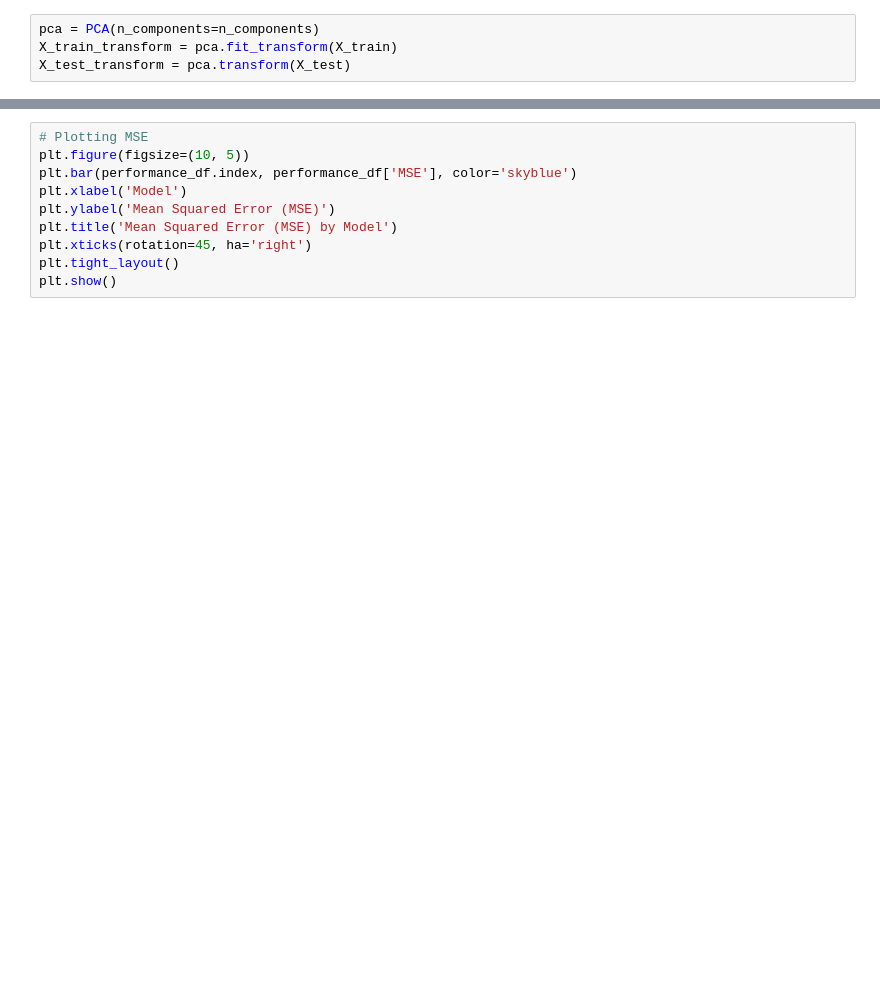
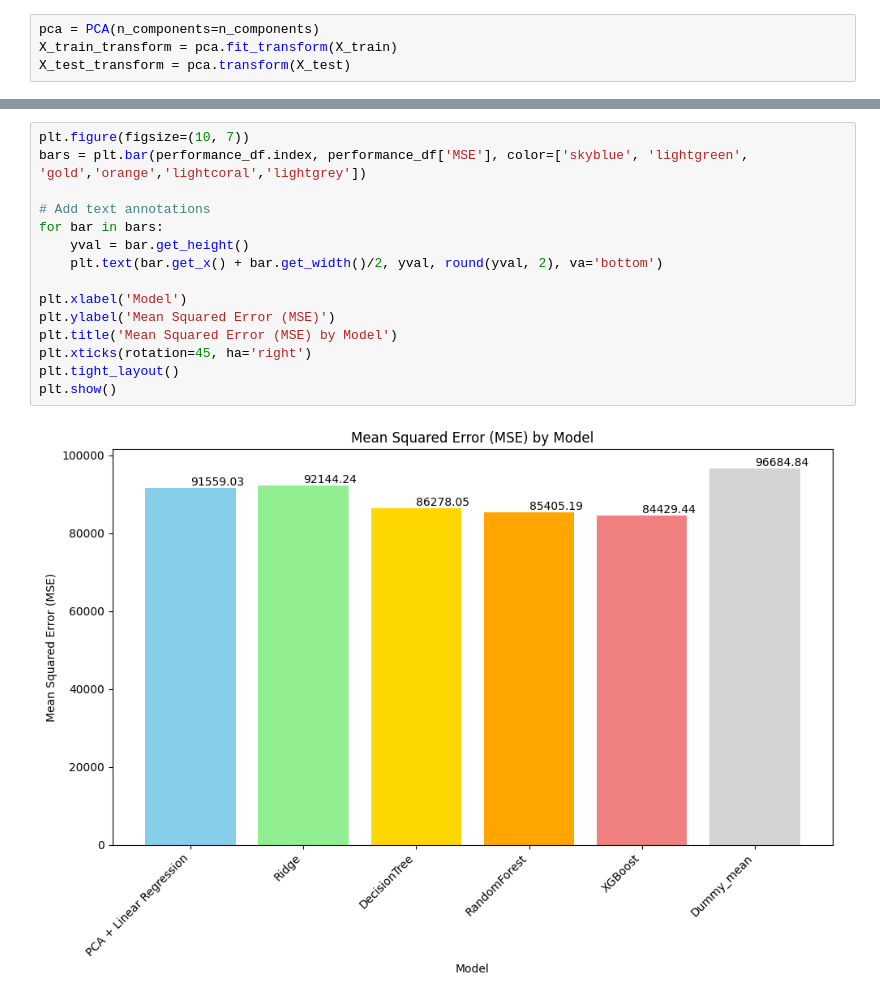
Before and after one commit to LorenzoBonanni/RomeAirbnbAnalysis, a Jupyter notebook: model.ipynb, the cells around one changed output, grey strips where cells are left out. Saved outputs shown, nothing was run; the diff lists cells and outputs as text; blank space fills up the shorter version.

Commit message:
Modified Plots

```diff
--- a/model.ipynb
+++ b/model.ipynb
@@ -266,12 +385,19 @@ print(performance_df)
 # %%
-# Plotting MSE
-plt.figure(figsize=(10, 5))
-plt.bar(performance_df.index, performance_df['MSE'], color='skyblue')
+plt.figure(figsize=(10, 7))
+bars = plt.bar(performance_df.index, performance_df['MSE'], color=['skyblue', 'lightgreen', 'gold','orange','lightcoral','lightgrey'])
+
+# Add text annotations
+for bar in bars:
+    yval = bar.get_height()
+    plt.text(bar.get_x() + bar.get_width()/2, yval, round(yval, 2), va='bottom')
+
 plt.xlabel('Model')
 plt.ylabel('Mean Squared Error (MSE)')
 plt.title('Mean Squared Error (MSE) by Model')
 plt.xticks(rotation=45, ha='right')
 plt.tight_layout()
 plt.show()
+# %% [output]
+[figure, added]
 # %%
 # Plotting R-squared
```
Also changed, not shown: parts of 22 cells of this notebook, 1 other file.
